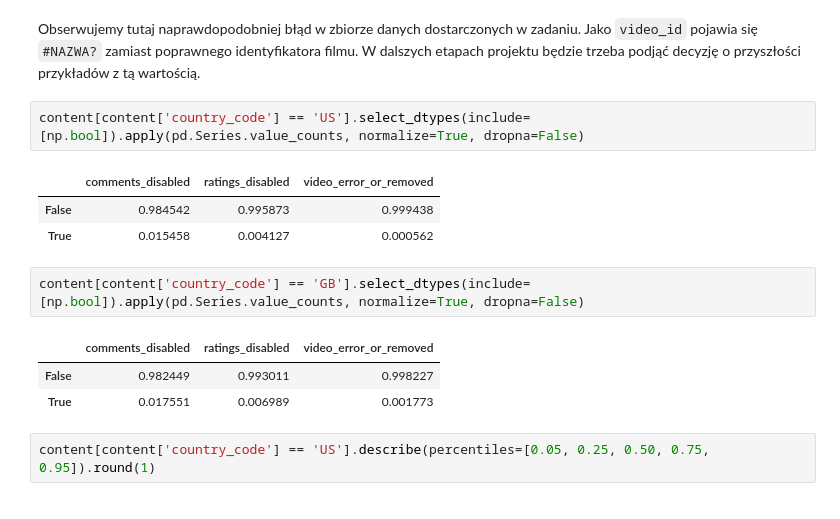
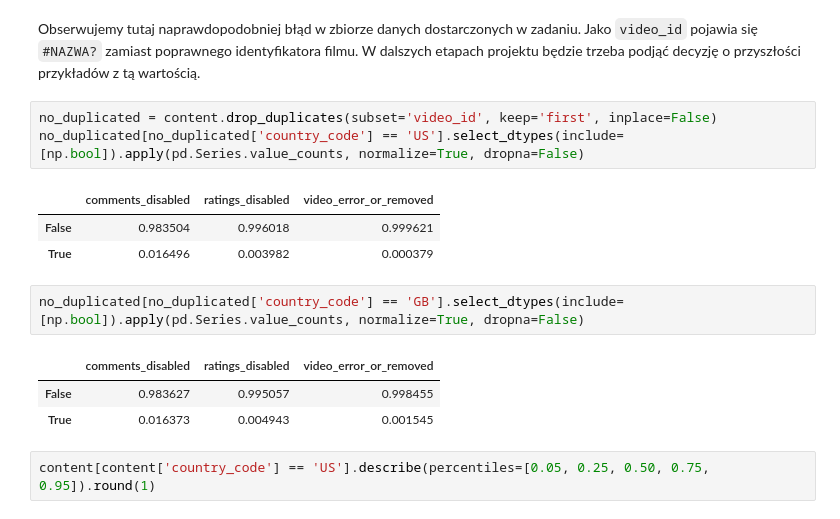
Before and after one commit to Bartosz-Gorka-Archive/youtube-trending-videos, a Jupyter notebook: youtube_trending_videos.ipynb, the cells around one changed output. Saved outputs shown, nothing was run; the diff lists cells and outputs as text.

```diff
--- a/youtube_trending_videos.ipynb
+++ b/youtube_trending_videos.ipynb
@@ -270,18 +295,19 @@ show_trending_duration_both(trending_time_US, trending_time_GB)
 [figure]
 # %% [markdown]
 Obserwujemy tutaj naprawdopodobniej błąd w zbiorze danych dostarczonych w zadaniu. Jako `video_id` pojawia się `#NAZWA?` zamiast poprawnego identyfikatora filmu. W dalszych etapach projektu będzie trzeba podjąć decyzję o przyszłości przykładów z tą wartością.
+# %%
+no_duplicated = content.drop_duplicates(subset='video_id', keep='first', inplace=False)
+no_duplicated[no_duplicated['country_code'] == 'US'].select_dtypes(include=[np.bool]).apply(pd.Series.value_counts, normalize=True, dropna=False)
+# %% [output]
+|  | comments_disabled | ratings_disabled | video_error_or_removed |
+| False | 0.983504 | 0.996018 | 0.999621 |
+| True | 0.016496 | 0.003982 | 0.000379 |
 # %%
-content[content['country_code'] == 'US'].select_dtypes(include=[np.bool]).apply(pd.Series.value_counts, normalize=True, dropna=False)
+no_duplicated[no_duplicated['country_code'] == 'GB'].select_dtypes(include=[np.bool]).apply(pd.Series.value_counts, normalize=True, dropna=False)
 # %% [output]
 |  | comments_disabled | ratings_disabled | video_error_or_removed |
-| False | 0.984542 | 0.995873 | 0.999438 |
-| True | 0.015458 | 0.004127 | 0.000562 |
+| False | 0.983627 | 0.995057 | 0.998455 |
+| True | 0.016373 | 0.004943 | 0.001545 |
-# %%
-content[content['country_code'] == 'GB'].select_dtypes(include=[np.bool]).apply(pd.Series.value_counts, normalize=True, dropna=False)
-# %% [output]
-|  | comments_disabled | ratings_disabled | video_error_or_removed |
-| False | 0.982449 | 0.993011 | 0.998227 |
-| True | 0.017551 | 0.006989 | 0.001773 |
 # %%
 content[content['country_code'] == 'US'].describe(percentiles=[0.05, 0.25, 0.50, 0.75, 0.95]).round(1)
 # %% [output]
```
Also changed, not shown: parts of 27 cells of this notebook.
